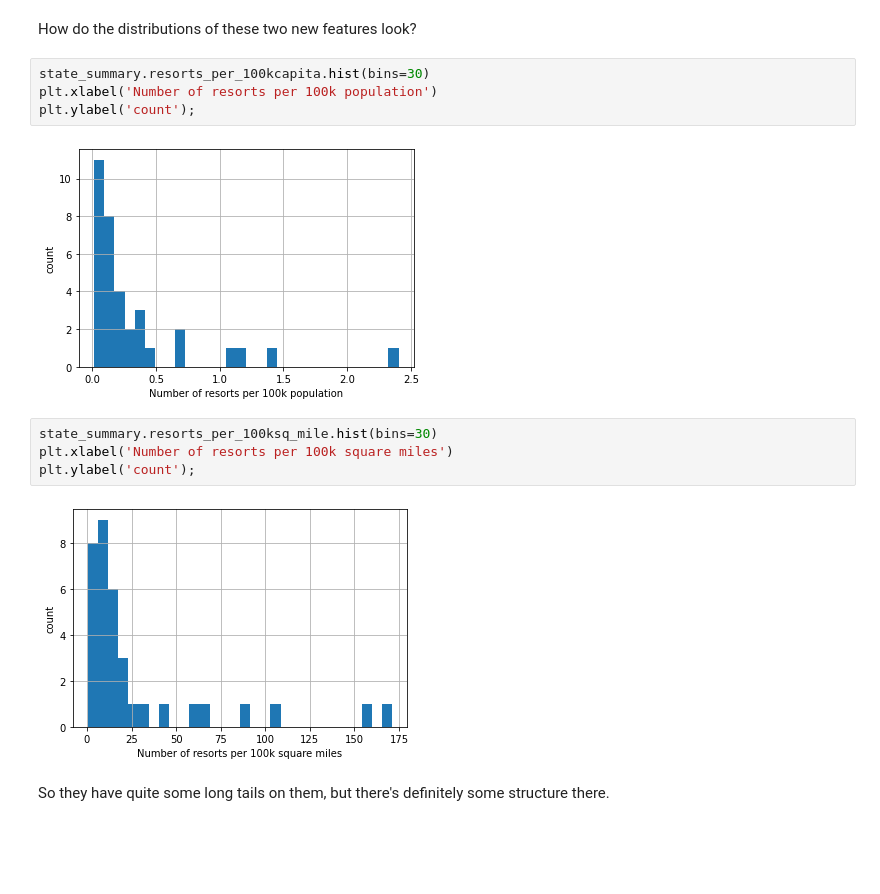
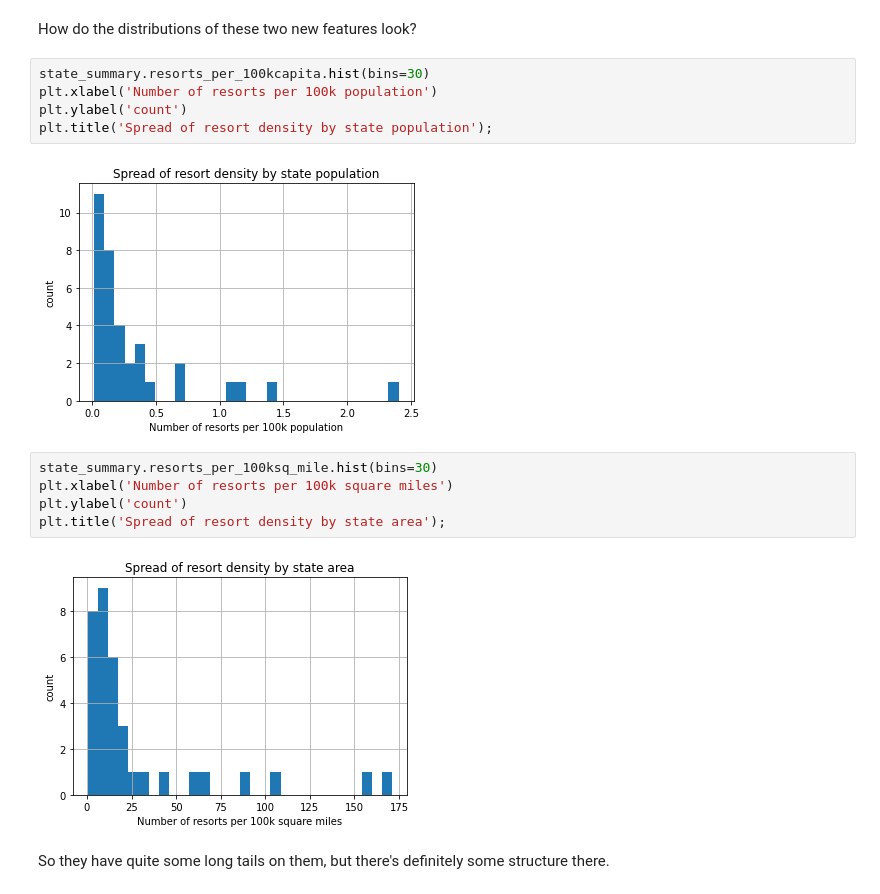
Before and after one commit to jay-laplante/DataScienceGuidedCapstone, a Jupyter notebook: Notebooks/03_exploratory_data_analysis.ipynb, the cells around one changed output. Drawn from its saved outputs; the diff is of its cells as text; blank space fills up the shorter version.

```diff
--- a/Notebooks/03_exploratory_data_analysis.ipynb
+++ b/Notebooks/03_exploratory_data_analysis.ipynb
@@ -243,15 +243,17 @@ How do the distributions of these two new features look?
 # %%
 state_summary.resorts_per_100kcapita.hist(bins=30)
 plt.xlabel('Number of resorts per 100k population')
-plt.ylabel('count');
+plt.ylabel('count')
+plt.title('Spread of resort density by state population');
 # %% [output]
-[figure, old version]
+[figure, new version]
 # %%
 state_summary.resorts_per_100ksq_mile.hist(bins=30)
 plt.xlabel('Number of resorts per 100k square miles')
-plt.ylabel('count');
+plt.ylabel('count')
+plt.title('Spread of resort density by state area');
 # %% [output]
-[figure, old version]
+[figure, new version]
 # %% [markdown]
 So they have quite some long tails on them, but there's definitely some structure there.
 # %% [markdown]
```
Also changed, not shown: parts of 25 cells of this notebook, 1 other file.
